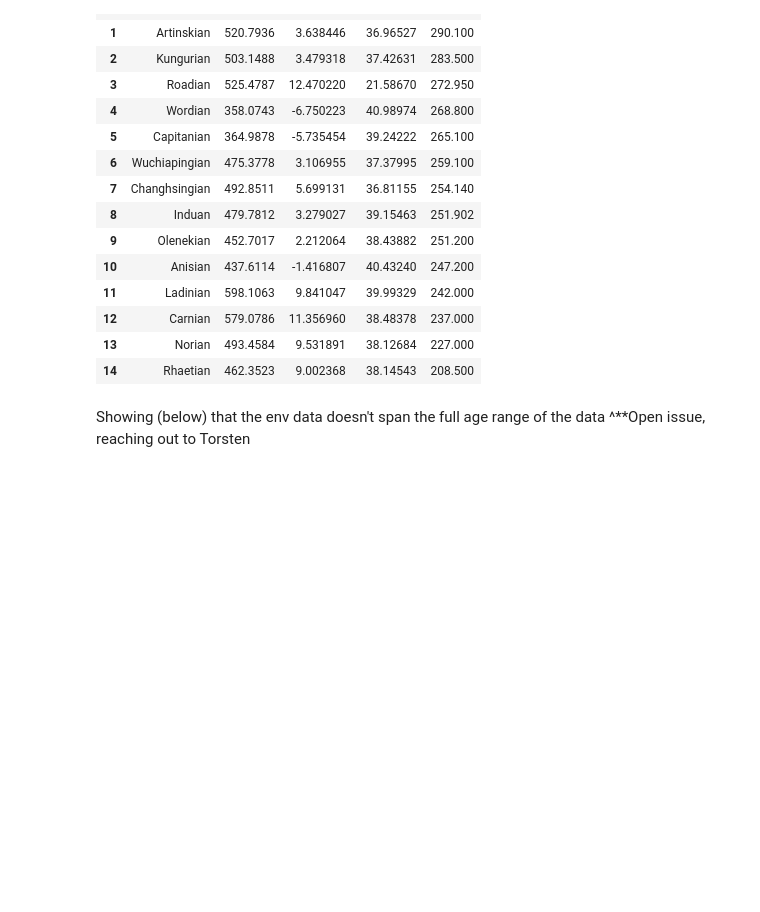
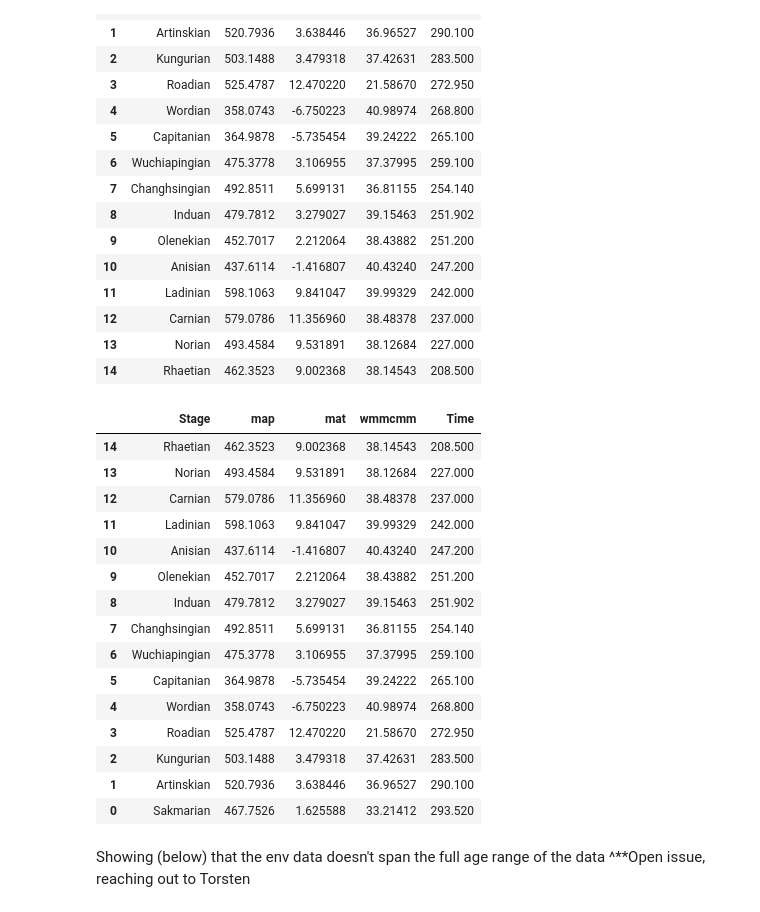
Before and after one commit to shelleylwang/pt_diversity_rates, a Jupyter notebook: data/eda.ipynb, the cells around one changed output. Drawn from its saved outputs; the diff is of its cells as text; code cells hidden in the pictures; blank space fills up the shorter version.

```diff
--- a/data/eda.ipynb
+++ b/data/eda.ipynb
@@ -3183,6 +3190,26 @@ env
 | 12 | Carnian | 579.0786 | 11.356960 | 38.48378 | 237.000 |
 | 13 | Norian | 493.4584 | 9.531891 | 38.12684 | 227.000 |
 | 14 | Rhaetian | 462.3523 | 9.002368 | 38.14543 | 208.500 |
+# %%
+env_flipped = env.iloc[::-1]
+env_flipped
+# %% [output]
+|  | Stage | map | mat | wmmcmm | Time |
+| 14 | Rhaetian | 462.3523 | 9.002368 | 38.14543 | 208.500 |
+| 13 | Norian | 493.4584 | 9.531891 | 38.12684 | 227.000 |
+| 12 | Carnian | 579.0786 | 11.356960 | 38.48378 | 237.000 |
+| 11 | Ladinian | 598.1063 | 9.841047 | 39.99329 | 242.000 |
+| 10 | Anisian | 437.6114 | -1.416807 | 40.43240 | 247.200 |
+| 9 | Olenekian | 452.7017 | 2.212064 | 38.43882 | 251.200 |
+| 8 | Induan | 479.7812 | 3.279027 | 39.15463 | 251.902 |
+| 7 | Changhsingian | 492.8511 | 5.699131 | 36.81155 | 254.140 |
+| 6 | Wuchiapingian | 475.3778 | 3.106955 | 37.37995 | 259.100 |
+| 5 | Capitanian | 364.9878 | -5.735454 | 39.24222 | 265.100 |
+| 4 | Wordian | 358.0743 | -6.750223 | 40.98974 | 268.800 |
+| 3 | Roadian | 525.4787 | 12.470220 | 21.58670 | 272.950 |
+| 2 | Kungurian | 503.1488 | 3.479318 | 37.42631 | 283.500 |
+| 1 | Artinskian | 520.7936 | 3.638446 | 36.96527 | 290.100 |
+| 0 | Sakmarian | 467.7526 | 1.625588 | 33.21412 | 293.520 |
 # %% [markdown]
 Showing (below) that the env data doesn't span the full age range of the data
 ^**Open issue, reaching out to Torsten
```
Also changed, not shown: parts of 2 cells of this notebook, 11 other files.
